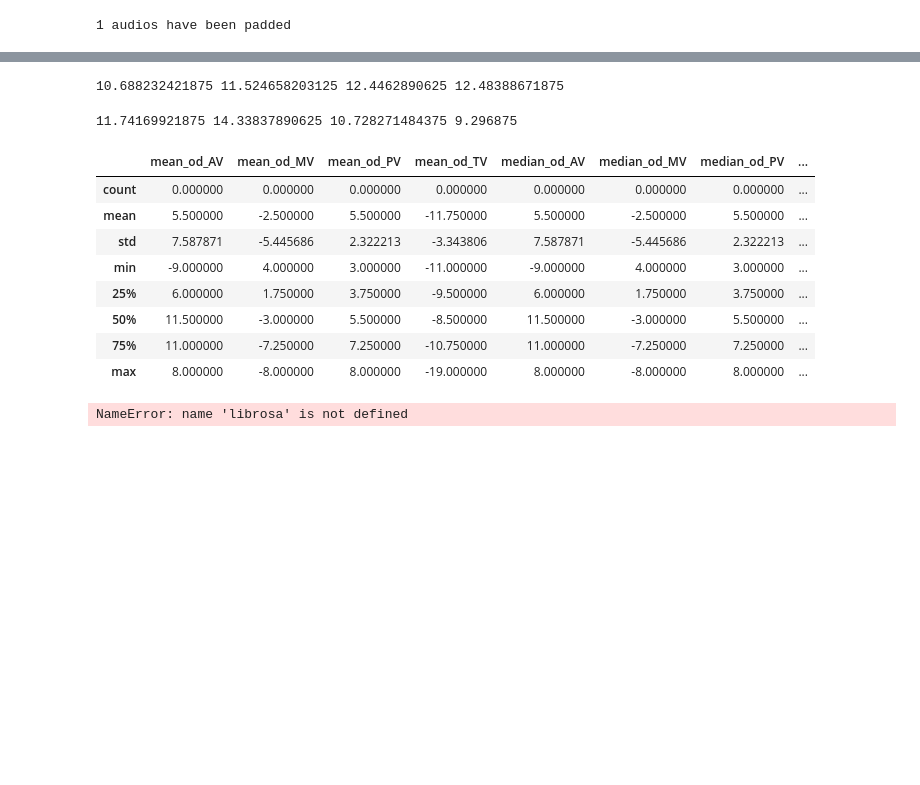
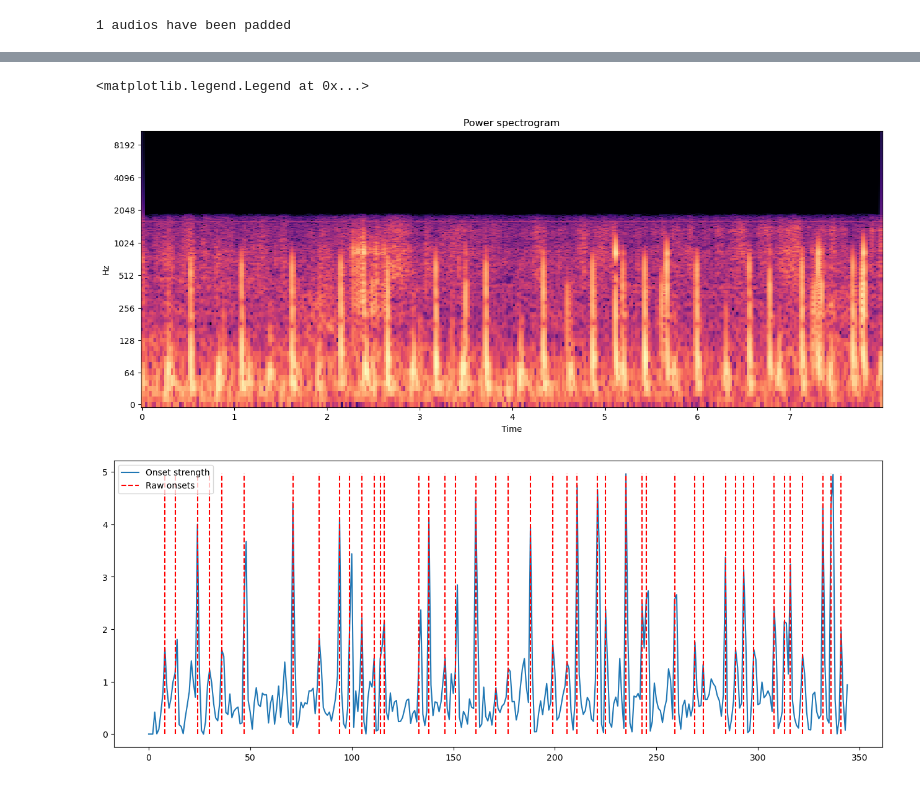
Before and after one commit to asideras/MSc-in-AI-Demokritos-Machine-Learning-Course, a Jupyter notebook: mumor_classification.ipynb, the cells around one changed output, grey strips where cells are left out. Drawn from its saved outputs; the diff is of its cells as text; code cells hidden in the pictures; blank space fills up the shorter version.

```diff
--- a/mumor_classification.ipynb
+++ b/mumor_classification.ipynb
@@ -120,25 +133,2 @@ audio_absent = df_abs.iloc[3].AV
-# %%
-print(df_pres.mean_zcr_AV.median(),df_pres.mean_zcr_MV.median(),df_pres.mean_zcr_PV.median(),df_pres.mean_zcr_TV.median())
-# %% [output]
-10.688232421875 11.524658203125 12.4462890625 12.48388671875
-# %%
-print(df_abs.mean_zcr_AV.median(),df_abs.mean_zcr_MV.median(),df_abs.mean_zcr_PV.median(),df_abs.mean_zcr_TV.median())
-# %% [output]
-11.74169921875 14.33837890625 10.728271484375 9.296875
-# %%
-pres_col = df_pres[["mean_od_AV","mean_od_MV","mean_od_PV","mean_od_TV","median_od_AV","median_od_MV","median_od_PV","median_od_TV"]]
-abs_col = df_abs[["mean_od_AV","mean_od_MV","mean_od_PV","mean_od_TV","median_od_AV","median_od_MV","median_od_PV","median_od_TV"]]
-
-pres_col.describe()-abs_col.describe()
-# %% [output]
-|  | mean_od_AV | mean_od_MV | mean_od_PV | mean_od_TV | median_od_AV | median_od_MV | median_od_PV | ... |
-| count | 0.000000 | 0.000000 | 0.000000 | 0.000000 | 0.000000 | 0.000000 | 0.000000 | ... |
-| mean | 5.500000 | -2.500000 | 5.500000 | -11.750000 | 5.500000 | -2.500000 | 5.500000 | ... |
-| std | 7.587871 | -5.445686 | 2.322213 | -3.343806 | 7.587871 | -5.445686 | 2.322213 | ... |
-| min | -9.000000 | 4.000000 | 3.000000 | -11.000000 | -9.000000 | 4.000000 | 3.000000 | ... |
-| 25% | 6.000000 | 1.750000 | 3.750000 | -9.500000 | 6.000000 | 1.750000 | 3.750000 | ... |
-| 50% | 11.500000 | -3.000000 | 5.500000 | -8.500000 | 11.500000 | -3.000000 | 5.500000 | ... |
-| 75% | 11.000000 | -7.250000 | 7.250000 | -10.750000 | 11.000000 | -7.250000 | 7.250000 | ... |
-| max | 8.000000 | -8.000000 | 8.000000 | -19.000000 | 8.000000 | -8.000000 | 8.000000 | ... |
 # %%
 # TA AFINW EDW AYTA GIA NA DEIS VISUALLY TI EKANA
@@ -145,24 +138,38 @@ pres_col.describe()-abs_col.describe()
 # %%
 y=df.iloc[0].AV
 sr=22050
 
 signal=y
 
 # use a pre-computed onset envelope
+o_env = librosa.onset.onset_strength(y, sr=sr)
 onset_frames = librosa.onset.onset_detect(signal, sr=sr, wait=1, pre_avg=1, post_avg=1, pre_max=1, post_max=1)
 onset_times = librosa.frames_to_time(onset_frames)
+
 
 # visualize it
 D = np.abs(librosa.stft(y))
 plt.figure(figsize=(16, 6))
-ax1 = plt.subplot(2, 1, 1)
+
 librosa.display.specshow(librosa.amplitude_to_db(D, ref=np.max),x_axis='time', y_axis='log')
 plt.title('Power spectrogram')
-plt.subplot(2, 1, 2, sharex=ax1)
 
-plt.plot(times, o_env, label='Onset strength')
-plt.vlines(onset_times, 0, onset_times.max(), color='r', alpha=0.9,linestyle='--', label='Onsets')
-plt.axis('tight')
+
+y=df.iloc[0].AV
+sr=22050
+
+signal=y
+
+oenv = librosa.onset.onset_strength(y=y, sr=sr)
+onset_raw = librosa.onset.onset_detect(onset_envelope=oenv, backtrack=False)
+
+# Plot the results
+plt.figure(figsize=(16, 6))
+
+plt.plot(oenv, label='Onset strength')
+plt.vlines(onset_raw, 0, oenv.max(), label='Raw onsets', color='r',linestyle='--')
 plt.legend(frameon=True, framealpha=0.75)
 # %% [output]
-NameError: name 'librosa' is not defined
+<matplotlib.legend.Legend at 0x...>
+[figure, added]
+[figure, added]
```
Also changed, not shown: parts of 10 cells of this notebook, 2 other files.
